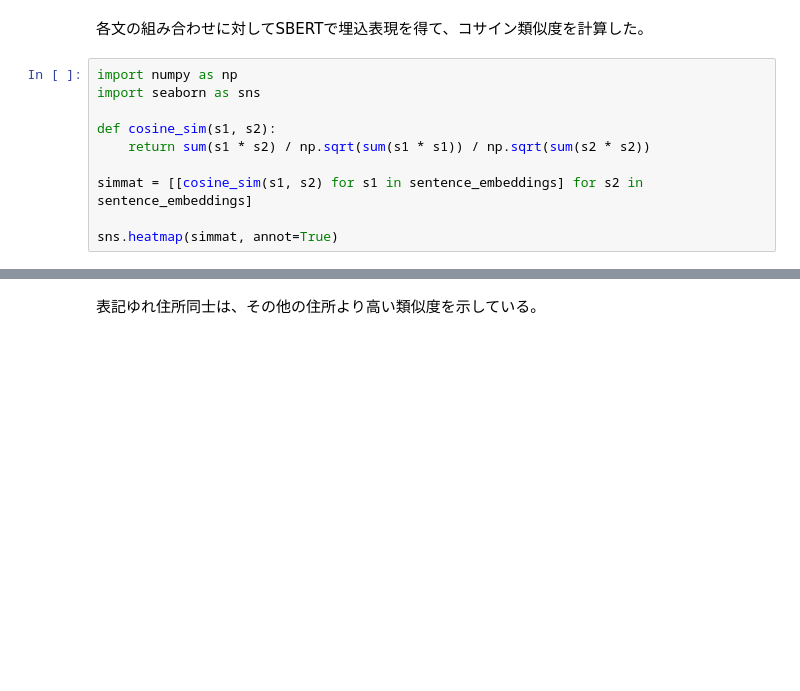
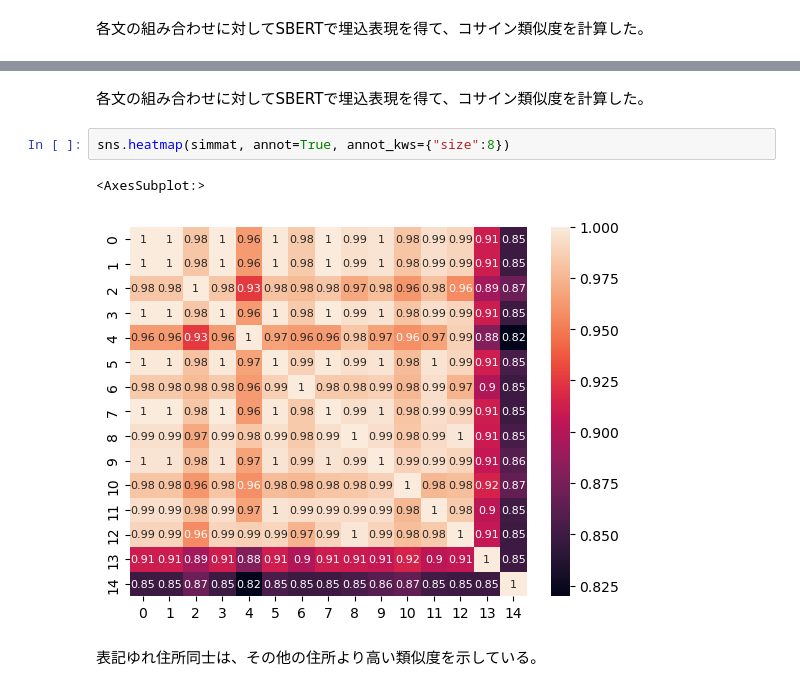
Before and after one commit to Dixhom/sbert-test, a Jupyter notebook: sbert.ipynb, the cells around one changed output, grey strips where cells are left out. Saved outputs shown, nothing was run; the diff lists cells and outputs as text; blank space fills up the shorter version.

```diff
--- a/sbert.ipynb
+++ b/sbert.ipynb
@@ -160,12 +142,2 @@ sentence_embeddings = model.encode(sentences)
 # %% [markdown]
 各文の組み合わせに対してSBERTで埋込表現を得て、コサイン類似度を計算した。
-# %%
-import numpy as np
-import seaborn as sns
-
-def cosine_sim(s1, s2):
-    return sum(s1 * s2) / np.sqrt(sum(s1 * s1)) / np.sqrt(sum(s2 * s2))
-
-simmat = [[cosine_sim(s1, s2) for s1 in sentence_embeddings] for s2 in sentence_embeddings]
-
-sns.heatmap(simmat, annot=True)
@@ -175,2 +163,9 @@ sns.heatmap(simmat, annot=True)
+# %% [markdown]
+各文の組み合わせに対してSBERTで埋込表現を得て、コサイン類似度を計算した。
+# %%
+sns.heatmap(simmat, annot=True, annot_kws={"size":8})
+# %% [output]
+<AxesSubplot:>
+[figure, added]
 # %% [markdown]
 表記ゆれ住所同士は、その他の住所より高い類似度を示している。
```
Also changed, not shown: parts of 4 cells of this notebook, 1 other file.
